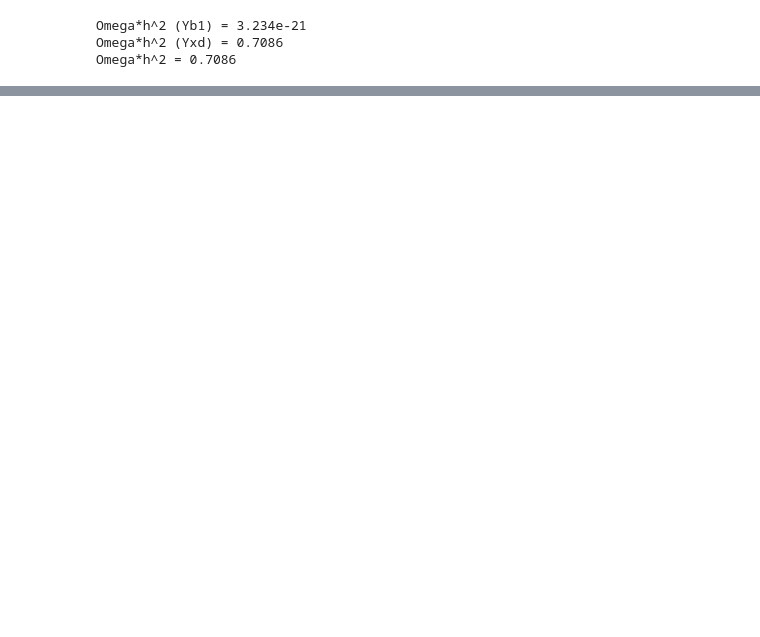
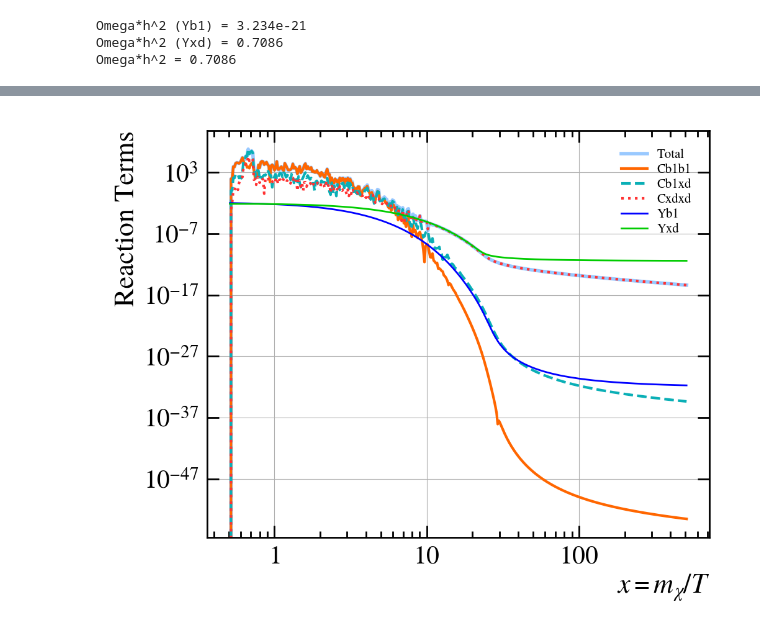
Before and after one commit to gabrielaalevi/DarkCalc, a Jupyter notebook: plotSolution.ipynb, the cells around one changed output, grey strips where cells are left out. Cells and saved outputs as stored; diff of their text form; code cells hidden in the pictures; blank space fills up the shorter version.

```diff
--- a/plotSolution.ipynb
+++ b/plotSolution.ipynb
@@ -45,0 +48,41 @@ plt.show()
+# %%
+fig = plt.figure(figsize=(10,8))
+reaction_labels = [label for label in data.dtype.names if (label[0] != 'Y' and label != 'x')]
+total_rate = np.abs(data[reaction_labels[0]])
+cb1b1_rate = np.zeros(len(data))
+cxdxd_rate = np.zeros(len(data))
+cb1xd_rate = np.zeros(len(data))
+db1 = data['Db1dsdxH']
+dxd = data['DxddsdxH']
+for label in reaction_labels[1:]:
+    total_rate += data[label]
+    if label.split('_')[0].count('b1') == 2:
+        cb1b1_rate += data[label]
+    elif label.split('_')[0].count('xd') == 2:
+        cxdxd_rate += data[label]
+    else:
+        cb1xd_rate += data[label]
+
+
+plt.plot(data['x'],np.abs(total_rate), linewidth=4, label = 'Total', linestyle='solid',alpha=0.4)
+plt.plot(data['x'],np.abs(cb1b1_rate), linewidth=3, label = 'Cb1b1', linestyle='solid')
+plt.plot(data['x'],np.abs(cb1xd_rate), linewidth=3, label = 'Cb1xd', linestyle='dashed')
+plt.plot(data['x'],np.abs(cxdxd_rate), linewidth=3, label = 'Cxdxd', linestyle='dotted')
+
+for label in ylabels:
+    plt.plot(data['x'],data[label], linewidth=2, label = label)
+
+
+
+plt.xlabel(r'$x = m_{\chi}/T$')
+plt.ylabel('Reaction Terms')
+
+# plt.ylim(1e-2*total_rate.min(),100*total_rate.max())
+# plt.ylim(1e-5,1e5)
+plt.xscale('log')
+plt.yscale('log')
+plt.grid()
+plt.legend(fontsize=15)
+plt.show()
+# %% [output]
+[figure, added]
```
Also changed, not shown: parts of 1 cell of this notebook, 4 other files.
